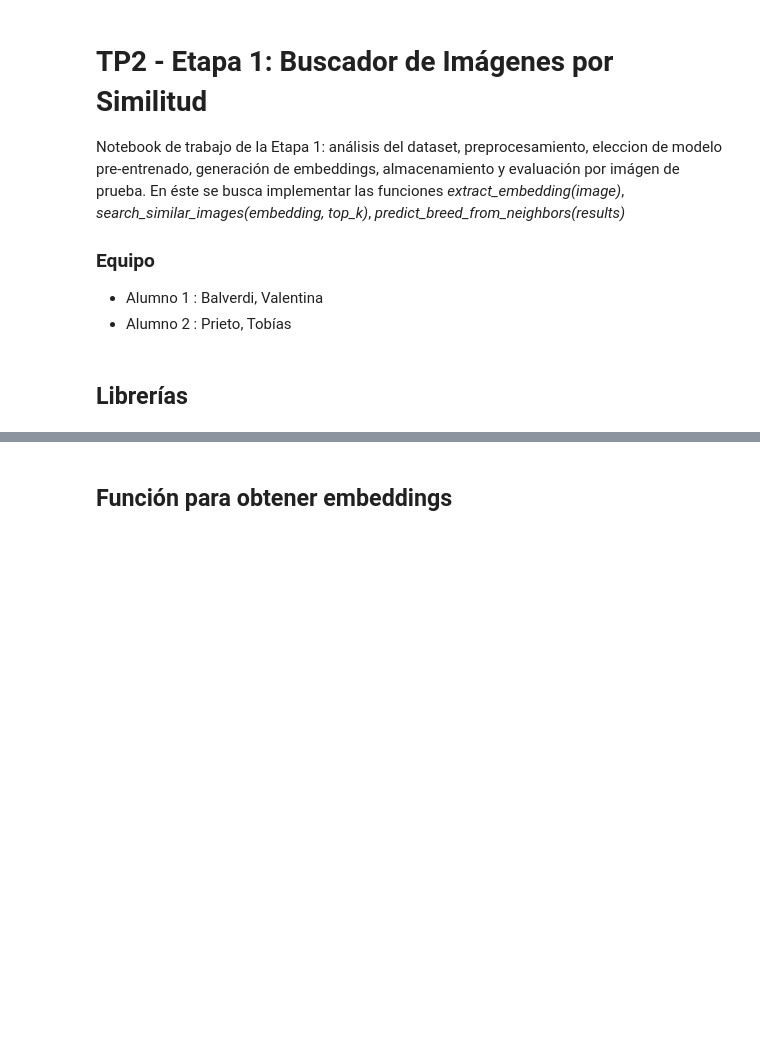
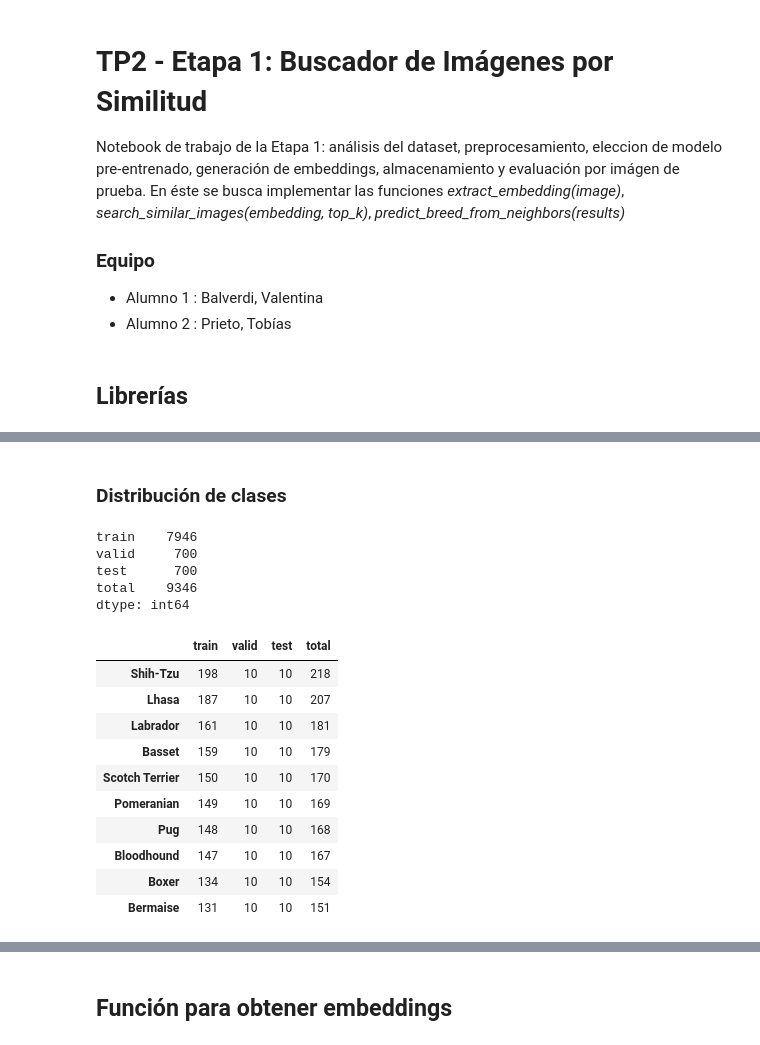
Before and after one commit to TobiasPrieto/tuia-dog-recognition-app, a Jupyter notebook: etapa1.ipynb, the cells around one changed output, grey strips where cells are left out. Drawn from its saved outputs; the diff is of its cells as text; code cells hidden in the pictures; blank space fills up the shorter version.

```diff
--- a/etapa1.ipynb
+++ b/etapa1.ipynb
@@ -26,0 +36,38 @@ import matplotlib.pyplot as plt
+# %% [markdown]
+### Distribución de clases
+# %%
+import pandas as pd
+
+splits = ['train', 'valid', 'test']
+conteos = {}
+
+for split in splits:
+    split_path = Path(f'data/dataset/{split}')
+    conteos[split] = {
+        carpeta.name: len(list(carpeta.iterdir()))
+        for carpeta in split_path.iterdir() if carpeta.is_dir()
+    }
+
+df_conteos = pd.DataFrame(conteos).fillna(0).astype(int)
+df_conteos['total'] = df_conteos.sum(axis=1)
+df_conteos = df_conteos.sort_values('total', ascending=False)
+
+print(df_conteos.sum())  # totales por split
+df_conteos.head(10)
+# %% [output]
+train    7946
+valid     700
+test      700
+total    9346
+dtype: int64
+|  | train | valid | test | total |
+| Shih-Tzu | 198 | 10 | 10 | 218 |
+| Lhasa | 187 | 10 | 10 | 207 |
+| Labrador | 161 | 10 | 10 | 181 |
+| Basset | 159 | 10 | 10 | 179 |
+| Scotch Terrier | 150 | 10 | 10 | 170 |
+| Pomeranian | 149 | 10 | 10 | 169 |
+| Pug | 148 | 10 | 10 | 168 |
+| Bloodhound | 147 | 10 | 10 | 167 |
+| Boxer | 134 | 10 | 10 | 154 |
+| Bermaise | 131 | 10 | 10 | 151 |
```
Also changed, not shown: parts of 18 cells of this notebook, 1 other file.
